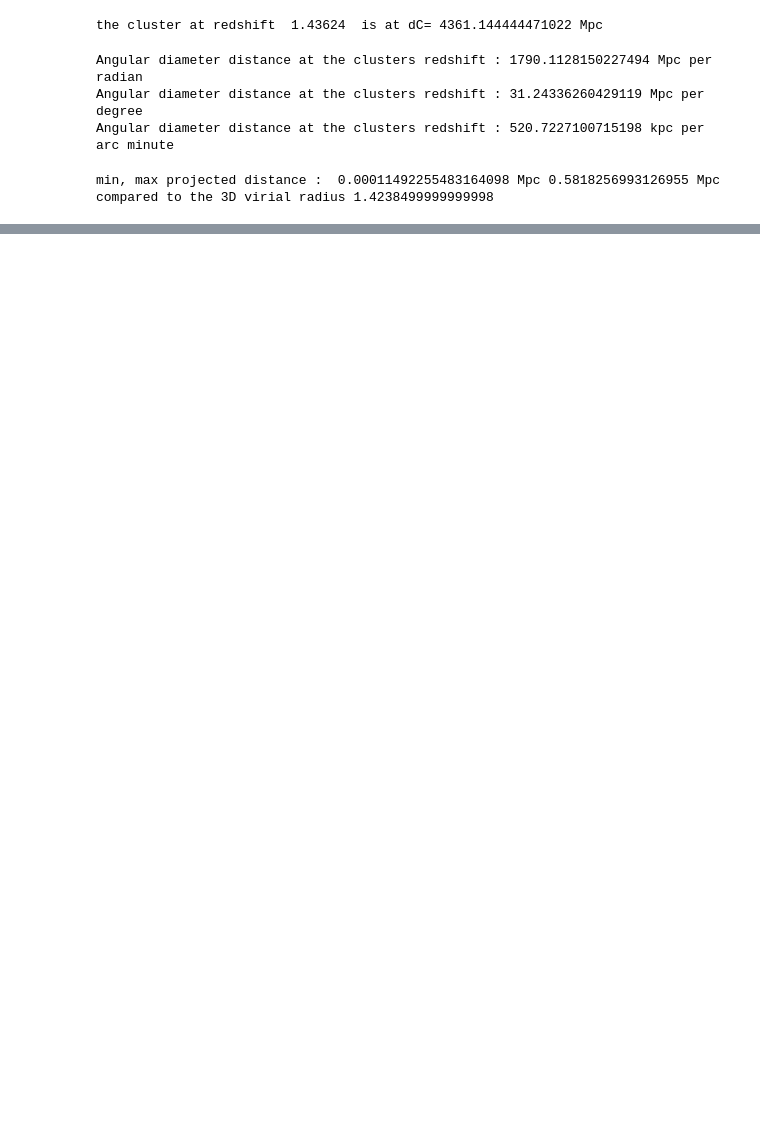
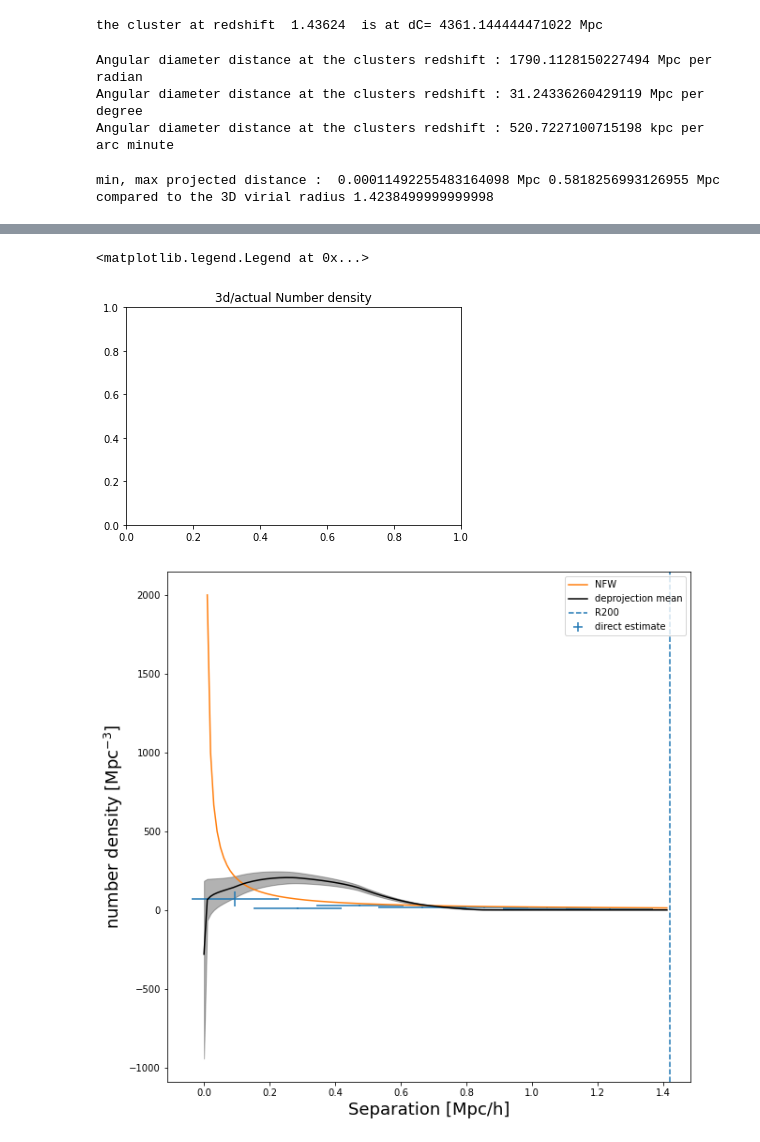
Before and after one commit to katul3767/Mass-of-galaxy-cluster, a Jupyter notebook: halodir_029_0000.fit.ipynb, the cells around one changed output, grey strips where cells are left out. Cells and saved outputs as stored; diff of their text form; code cells hidden in the pictures; blank space fills up the shorter version.

```diff
--- a/halodir_029_0000.fit.ipynb
+++ b/halodir_029_0000.fit.ipynb
@@ -306,7 +301,7 @@ from colossus.halo import profile_nfw
 #c = 10.0
 Rs=20 #Rs = Rvir / c
 rhos = 1.0
-%matplotlib notebook
+
 p_nfw = profile_nfw.NFWProfile(rhos , Rs)
 
 #r = np.arange(0,2,0.1)
@@ -323,6 +318,6 @@ plt.ylabel(r'number density [Mpc$^{-3}$]',fontsize=18)
 plt.axvline(x=1.42,linestyle='dashed',label = 'R200')
 plt.legend(loc=1, numpoints=1)
 
-plt.yscale('log')
+
 #plt.savefig('Nfw_simulation3d.png')
 # %% [output]
@@ -333,3 +324,6 @@ plt.yscale('log')
+<matplotlib.legend.Legend at 0x...>
+[figure, added]
+[figure, added]
 # %%
 # Peculiar velocities of a members from there spectrosocpic
 # redshift and mean redshift of a cluster
```
Also changed, not shown: parts of 13 cells of this notebook, 3 other files.
